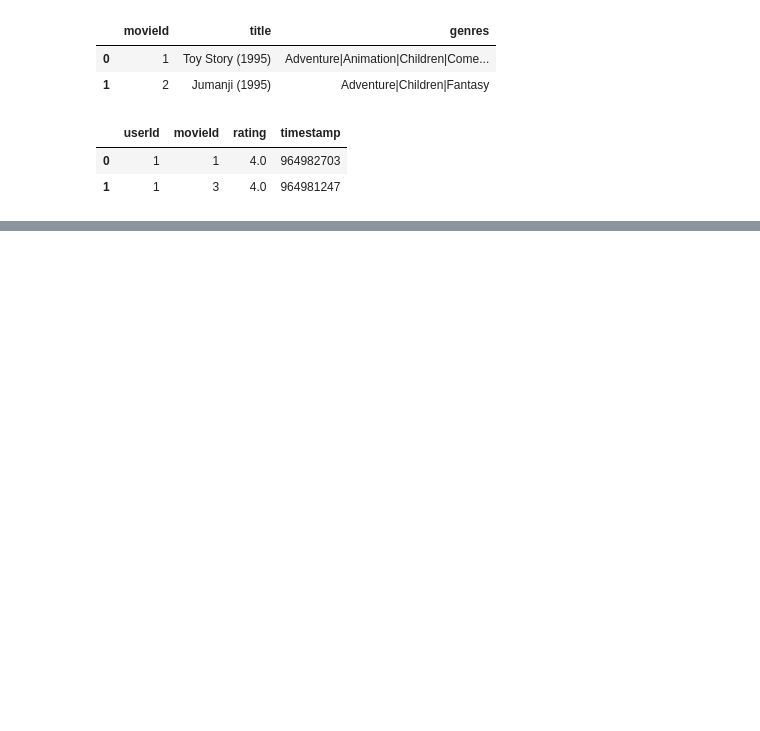
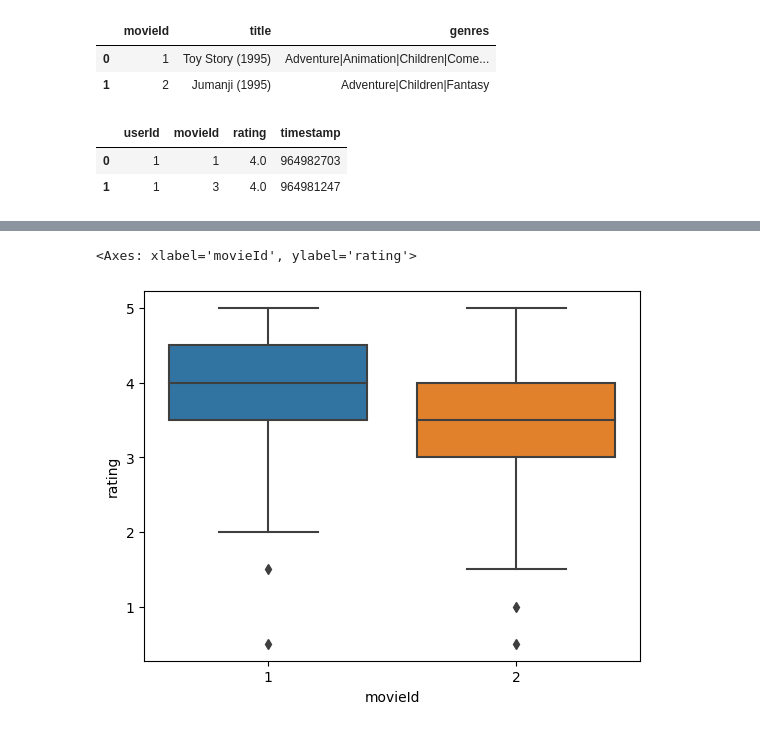
Before and after one commit to Jean-LucasLS/Movies-Data-Analysis, a Jupyter notebook: movielens.ipynb, the cells around one changed output, grey strips where cells are left out. Cells and saved outputs as stored; diff of their text form; code cells hidden in the pictures; blank space fills up the shorter version.

```diff
--- a/movielens.ipynb
+++ b/movielens.ipynb
@@ -24,0 +70,5 @@ df_ratings.query('movieId == 1').rating.mean()
+# %%
+sns.boxplot(x='movieId', y='rating', data = df_ratings.query('movieId in [1,2]'))
+# %% [output]
+<Axes: xlabel='movieId', ylabel='rating'>
+[figure, added]
```
Also changed, not shown: parts of 6 cells of this notebook, 1 other file.
